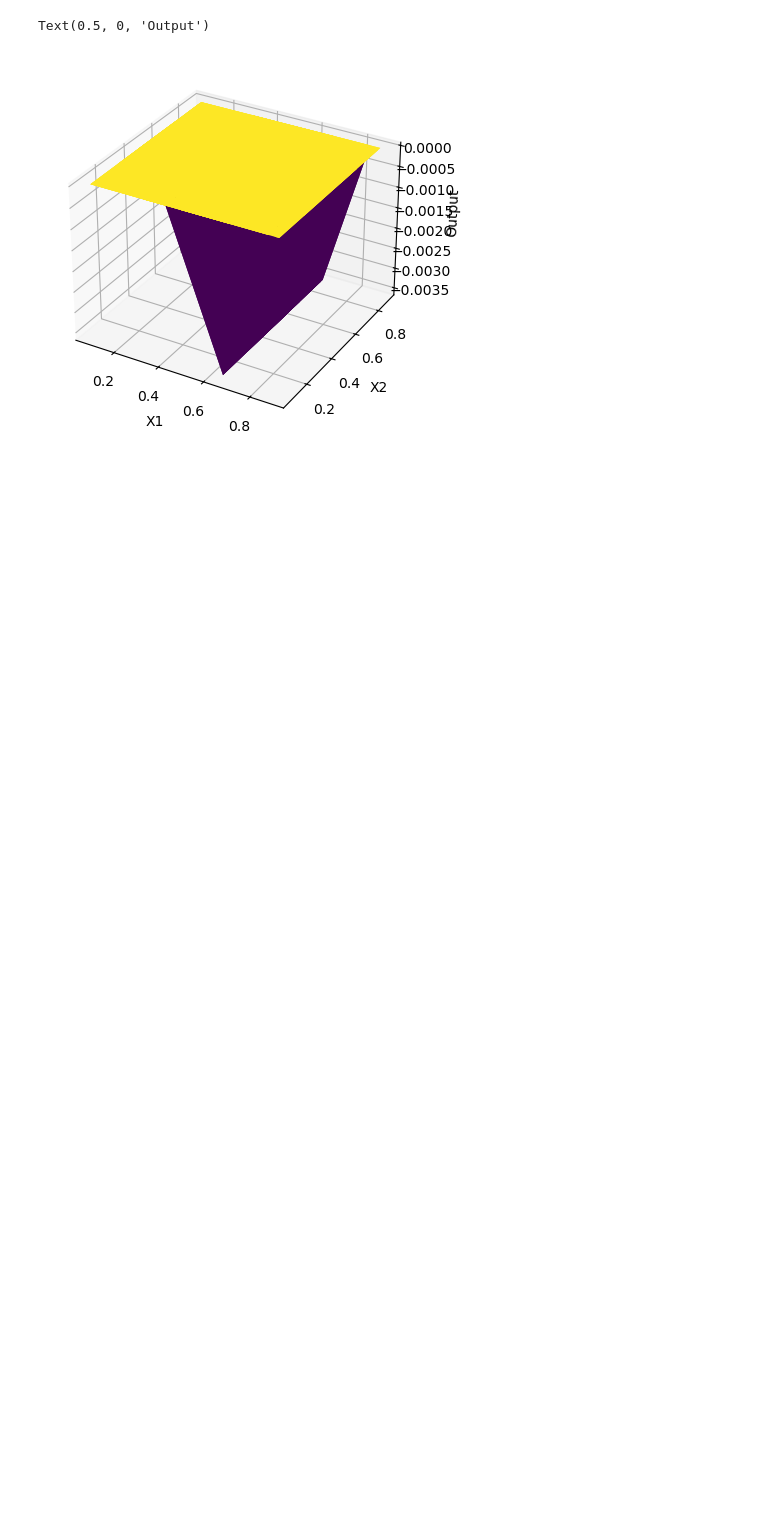
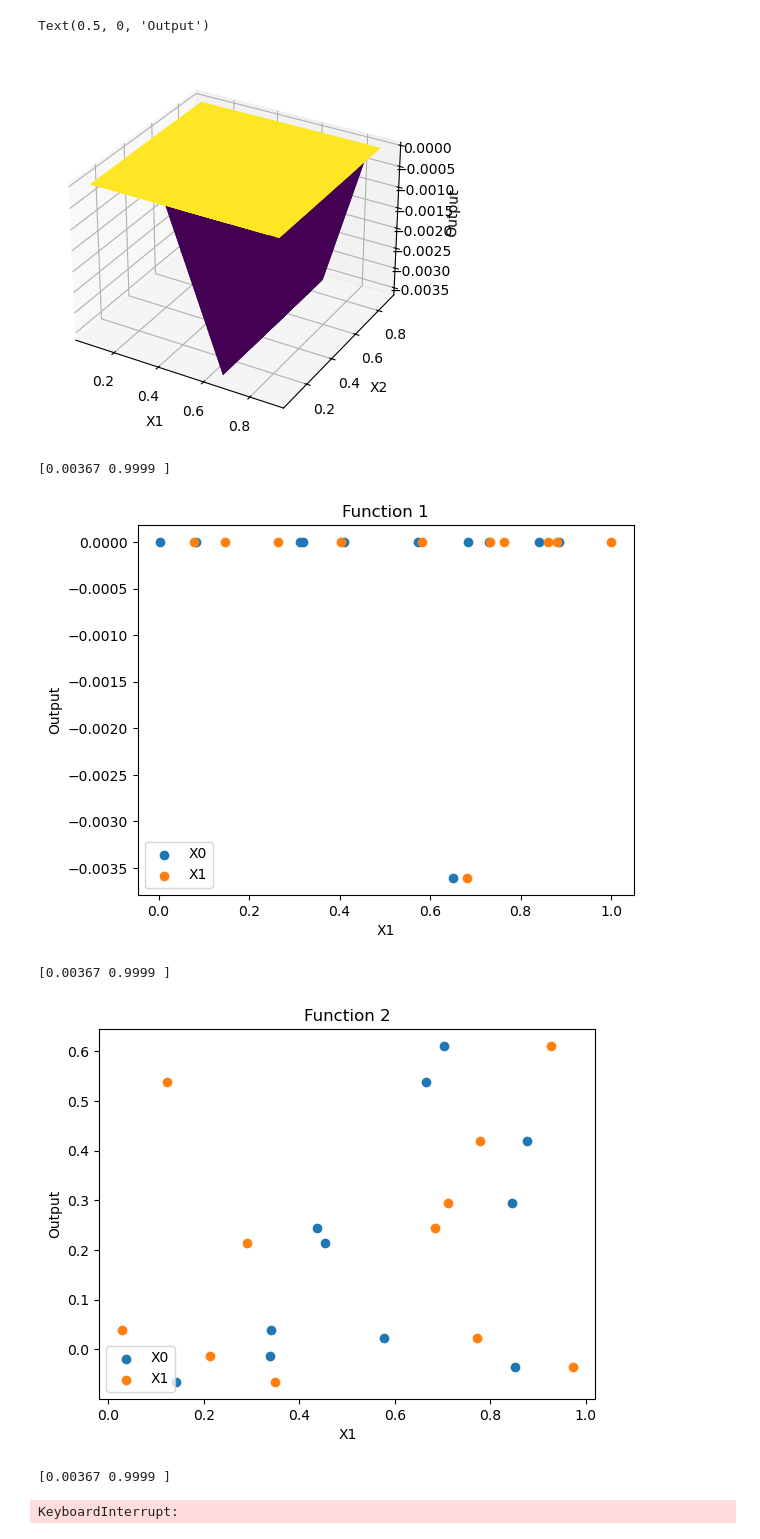
Before and after one commit to MBWestcott/MBBO, a Jupyter notebook: notebooks/0.01-mw-explore.ipynb, the cells around one changed output. Drawn from its saved outputs; the diff is of its cells as text; code cells hidden in the pictures; blank space fills up the shorter version.

Commit message:
With skopt on function 1, before reorganising for all

```diff
--- a/notebooks/0.01-mw-explore.ipynb
+++ b/notebooks/0.01-mw-explore.ipynb
@@ -44,3 +45,47 @@ for i in range(1,9):
     ary_out = np.load(f'../data/raw/initial_data/function_{i}/initial_outputs.npy')
     combined = np.append(ary_in, ary_out.reshape(-1,1), axis=1)
     np.savetxt(f'{interim_folder}/function_{i}.csv', combined, delimiter=',')
+# %%
+#Individual plot per function
+
+def get_function_data(function_number):
+    ary_in = np.load(f'../data/raw/initial_data/function_{function_number}/initial_inputs.npy')
+    ary_out = np.load(f'../data/raw/initial_data/function_{function_number}/initial_outputs.npy')
+
+    week1_out = [0.0, -0.03634716524130564, -0.13995571712281177, -11.512791229057324, 351.7115420928652, -0.5971511450896173, 0.2910786825809617, 8.618272750952901]
+    week1_in = [np.array([0.00367, 0.9999 ]),
+                np.array([0.851999, 0.973204]),
+                np.array([0.747032, 0.28413 , 0.226329]),
+                np.array([0.169128, 0.756136, 0.275457, 0.528761]),
+                np.array([0.439601, 0.772709, 0.376277, 0.933269]),
+                np.array([0.232204, 0.132714, 0.53824 , 0.760706, 0.075595]),
+                np.array([0.476821, 0.248196, 0.242816, 0.576157, 0.162416, 0.290926]),
+                np.array([0.221603, 0.703755, 0.674607, 0.130295, 0.376739, 0.669444, 0.136655, 0.061316])]
+
+    print(week1_in[0])
+
+    ary_out=np.append(ary_out, week1_out[function_number-1])
+    ary_in=np.vstack((ary_in, week1_in[function_number-1]))
+
+    return ary_in, ary_out
+
+for i in range(1,9):
+    ary_in, ary_out = get_function_data(i)
+    dimensions = ary_in.shape[1]
+    fig = plt.figure()
+    for x in range(0, dimensions):
+        plt.scatter(ary_in[:, x], ary_out, label=f'X{x}')
+        plt.xlabel(f'X{x}')
+        plt.ylabel('Output')
+
+        #plt.savefig(f'../reports/figures/function_{i}_X{x}_vs_output.png')
+    plt.title(f'Function {i}')
+    plt.legend()
+    plt.show()
+# %% [output]
+[0.00367 0.9999 ]
+[figure, added]
+[0.00367 0.9999 ]
+[figure, added]
+[0.00367 0.9999 ]
+KeyboardInterrupt:
```
Also changed, not shown: parts of 7 cells of this notebook.
